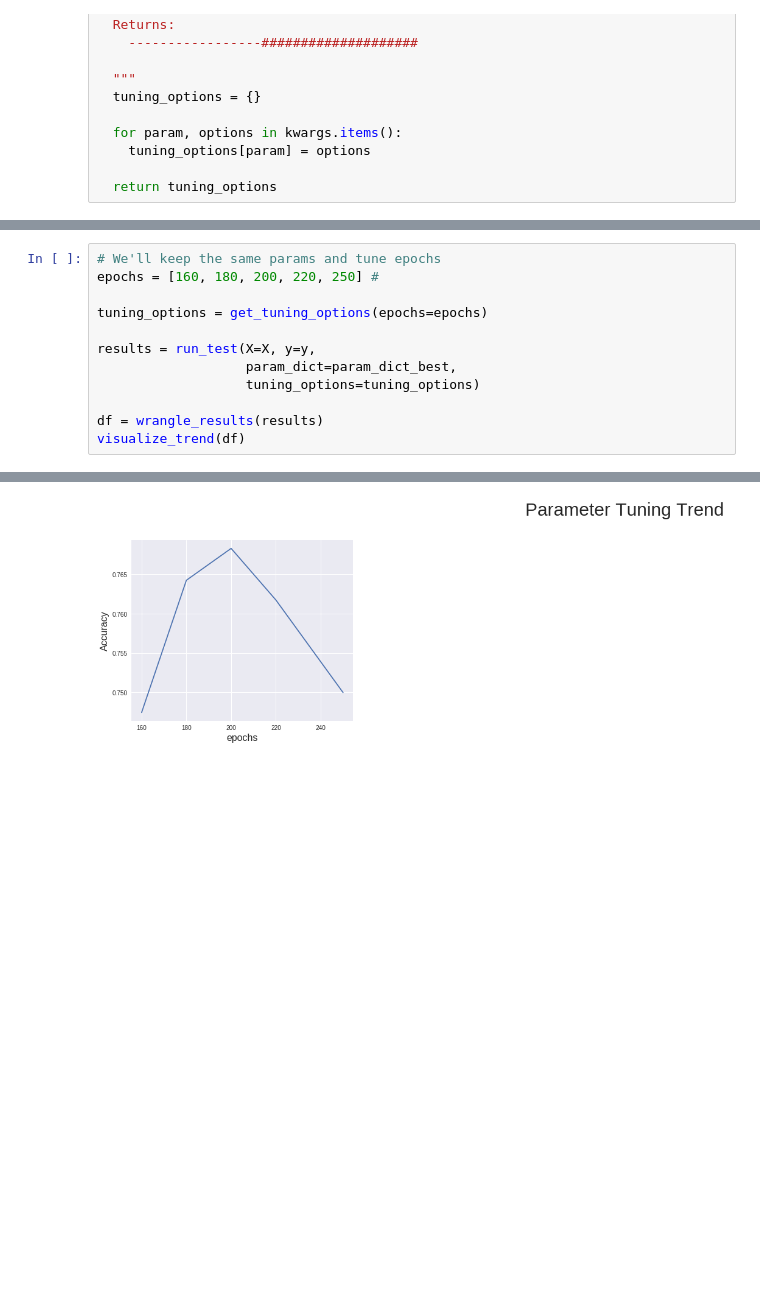
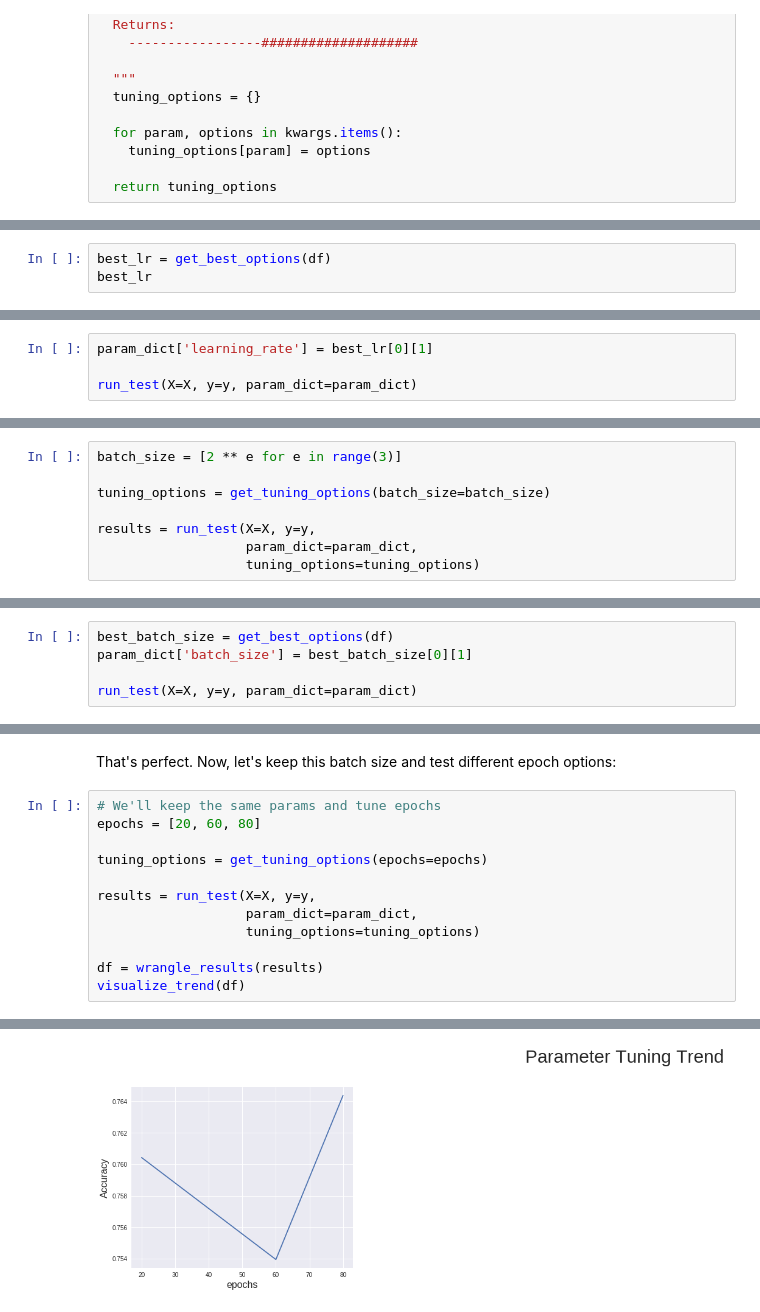
Before and after one commit to georgeliu1998/keras_model_tuning, a Jupyter notebook: keras.ipynb, the cells around one changed output, grey strips where cells are left out. Cells and saved outputs as stored; diff of their text form; blank space fills up the shorter version.

```diff
--- a/keras.ipynb
+++ b/keras.ipynb
@@ -596,0 +574,3 @@ visualize_trend(df)
+# %%
+best_lr = get_best_options(df)
+best_lr
@@ -596,0 +579,4 @@ visualize_trend(df)
+# %%
+param_dict['learning_rate'] = best_lr[0][1]
+
+run_test(X=X, y=y, param_dict=param_dict)
@@ -596,0 +606,8 @@ visualize_trend(df)
+# %%
+batch_size = [2 ** e for e in range(3)]
+
+tuning_options = get_tuning_options(batch_size=batch_size)
+
+results = run_test(X=X, y=y,
+                   param_dict=param_dict,
+                   tuning_options=tuning_options)
@@ -596,0 +642,5 @@ visualize_trend(df)
+# %%
+best_batch_size = get_best_options(df)
+param_dict['batch_size'] = best_batch_size[0][1]
+
+run_test(X=X, y=y, param_dict=param_dict)
@@ -597,11 +654,13 @@ visualize_trend(df)
+# %% [markdown]
+That's perfect. Now, let's keep this batch size and test different epoch options:
 # %%
 # We'll keep the same params and tune epochs
-epochs = [160, 180, 200, 220, 250] #
+epochs = [20, 60, 80]
 
 tuning_options = get_tuning_options(epochs=epochs)
 
 results = run_test(X=X, y=y,
-                   param_dict=param_dict_best,
+                   param_dict=param_dict,
                    tuning_options=tuning_options)
 
 df = wrangle_results(results)
@@ -627 +689 @@ Mean Accuracy: 75.00%, Standard Deviation: 1.38%
-[figure, old version]
+[figure, new version]
```
Also changed, not shown: parts of 53 cells of this notebook.
